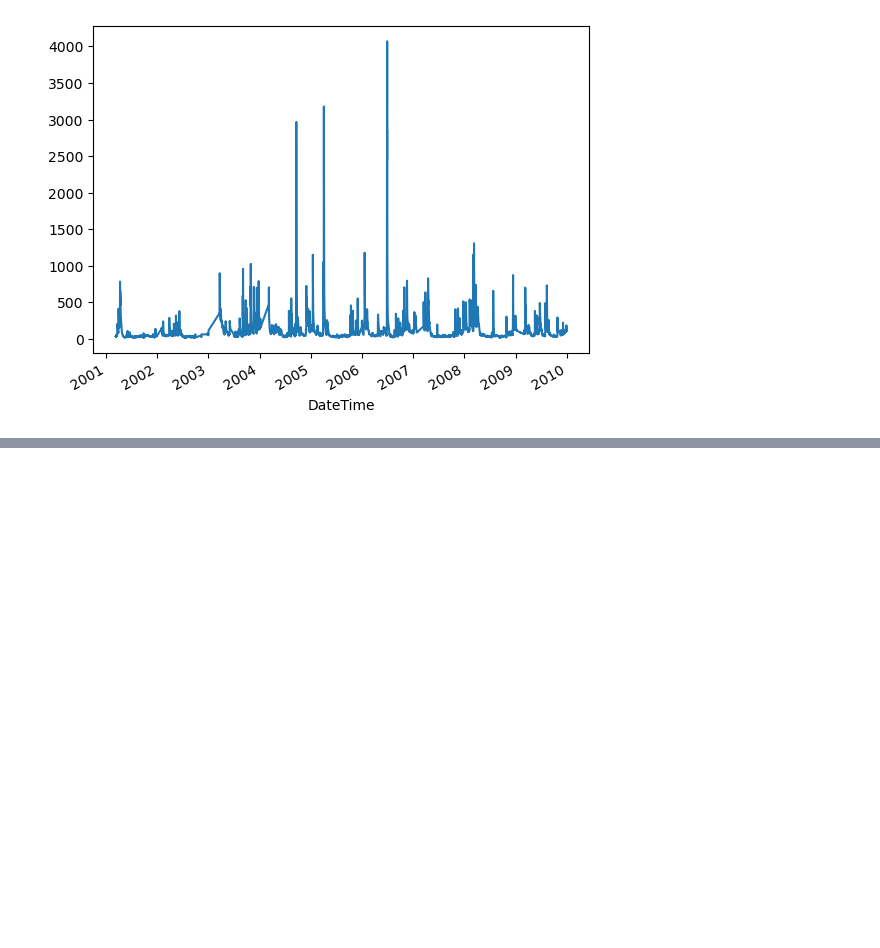
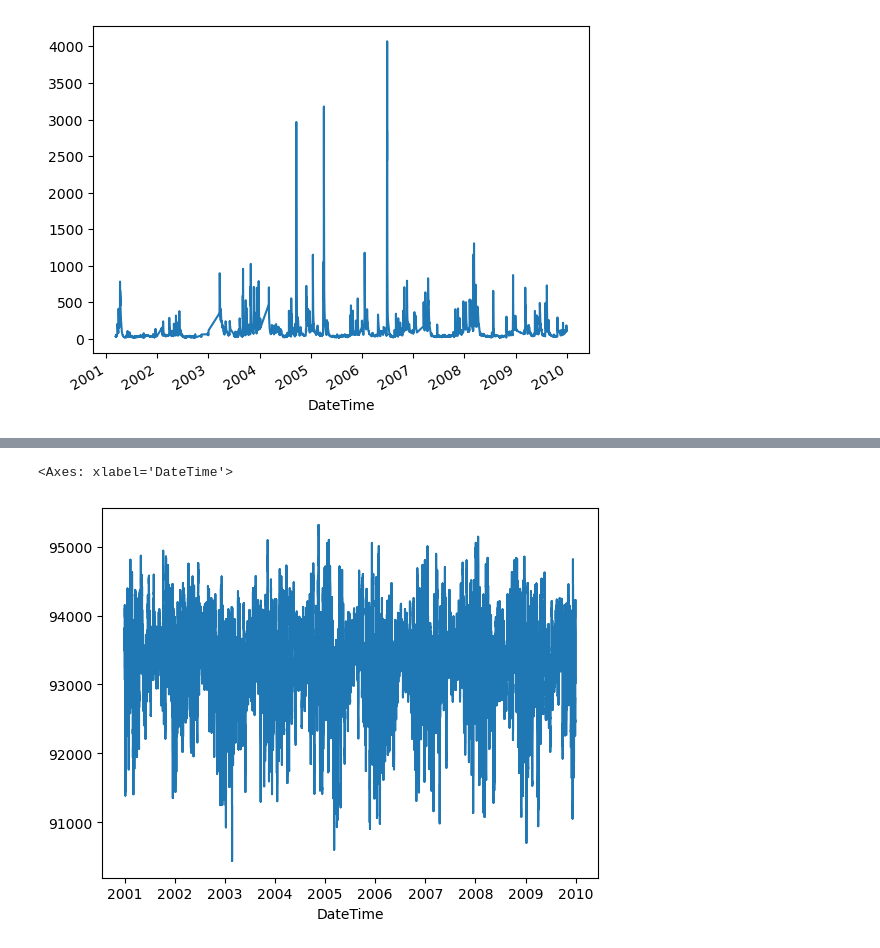
Before and after one commit to CUAHSI/STREAM, a Jupyter notebook: create-stream-parquet-performance-benchmarking.ipynb, the cells around one changed output, grey strips where cells are left out. Cells and saved outputs as stored; diff of their text form; code cells hidden in the pictures; blank space fills up the shorter version.

```diff
--- a/create-stream-parquet-performance-benchmarking.ipynb
+++ b/create-stream-parquet-performance-benchmarking.ipynb
@@ -20,6 +20,7 @@ anthro_path = pq_dir / 'dynamic_anthropogenic.parquet'
 grab_path = pq_dir / 'grab_samples.parquet'
 watershed_path = pq_dir / 'watersheds.parquet'
 discharge_path = pq_dir / 'streamflow_discharge'
+meteorology_path = pq_dir / 'dynamic_historical_meteorology'
 # %% [markdown]
 ## Test Querying Metadata
 # %%
@@ -247,0 +251,19 @@ df.loc[df.STREAM_ID == gauges[0]] \
+# %%
+%%time
+dataset = ds.dataset(
+            meteorology_path,
+            format="parquet",
+            partitioning='hive'
+            )
+
+gauges = ["STREAM-gauge-147",
+          "STREAM-gauge-427",
+          "STREAM-gauge-704"]
+
+result = dataset.to_table(
+    filter=(
+        (ds.field("STREAM_ID").isin(gauges)) &
+        (ds.field("DateTime") >= datetime(2001, 1, 1)) &
+        (ds.field("DateTime") < datetime(2010, 1, 1))
+    )
+)
@@ -247,0 +273,2 @@ df.loc[df.STREAM_ID == gauges[0]] \
+# %%
+df = result.to_pandas()
@@ -247,0 +297,7 @@ df.loc[df.STREAM_ID == gauges[0]] \
+# %%
+df.loc[df.STREAM_ID == gauges[0]] \
+    .set_index('DateTime')['PRES_surface'] \
+    .plot();
+# %% [output]
+<Axes: xlabel='DateTime'>
+[figure, added]
```
Also changed, not shown: parts of 4 cells of this notebook, 7 other files.
